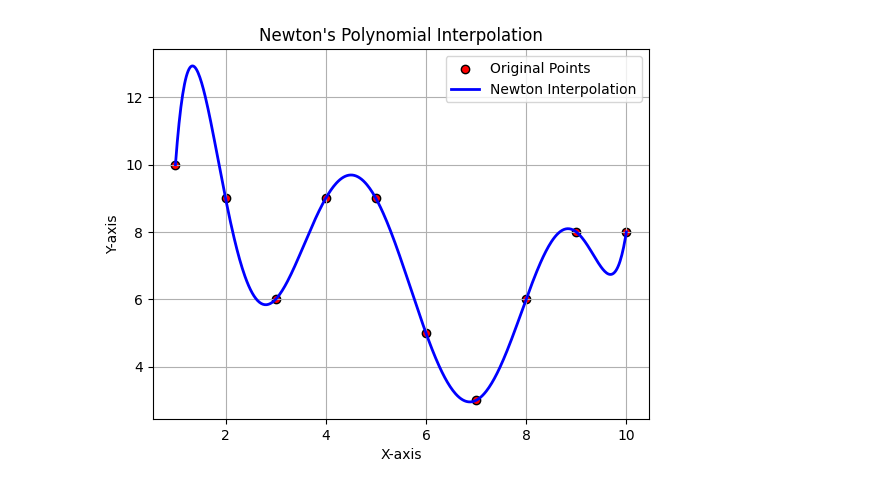
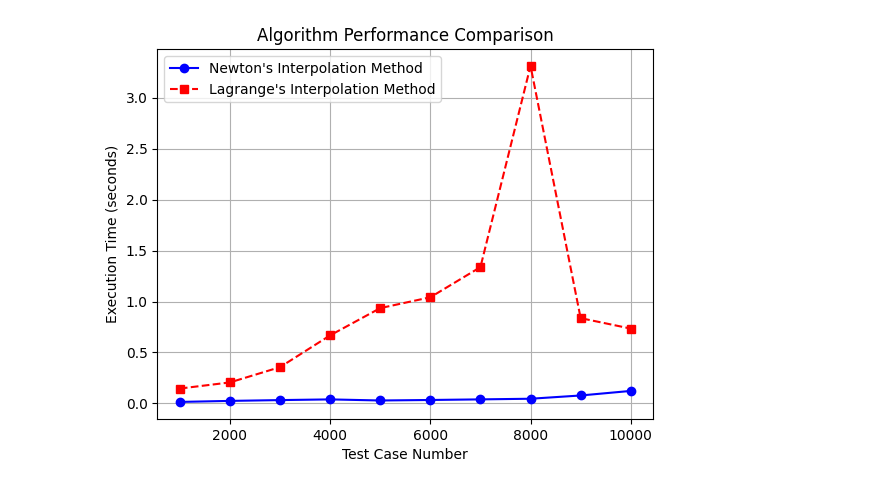
Before and after one commit to yusufshihata/ne, a Jupyter notebook: Interpolation/Interpolation.ipynb, the cells around one changed output. Drawn from its saved outputs; the diff is of its cells as text; code cells hidden in the pictures.

```diff
--- a/Interpolation/Interpolation.ipynb
+++ b/Interpolation/Interpolation.ipynb
@@ -115,4 +115,0 @@ def plot_newton_interpolation(points):
-# %%
-plot_newton_interpolation(points)
-# %% [output]
-[figure, removed]
@@ -118,0 +137,25 @@ plot_newton_interpolation(points)
+# %%
+ns = [1000, 2000, 3000, 4000, 5000, 6000, 7000, 8000, 9000, 10000]
+# %%
+def plot_times(ns):
+    plt.plot(ns, newton_times, marker='o', linestyle='-', label="Newton's Interpolation Method", color='blue')
+    plt.plot(ns, lagrange_times, marker='s', linestyle='--', label="Lagrange's Interpolation Method", color='red')
+
+    # Labels and title
+    plt.xlabel("Test Case Number")
+    plt.ylabel("Execution Time (seconds)")
+    plt.title("Algorithm Performance Comparison")
+    plt.legend()  # Show legend
+    plt.grid(True)  # Add grid for better readability
+
+    # Show the plot
+    plt.show()
+# %%
+# Now Run the algorithms and calculate time
+run_estimate_time("newton", ns)
+# %%
+run_estimate_time("lagrange", ns)
+# %%
+plot_times(ns)
+# %% [output]
+[figure, added]
```
Also changed, not shown: parts of 8 cells of this notebook.
